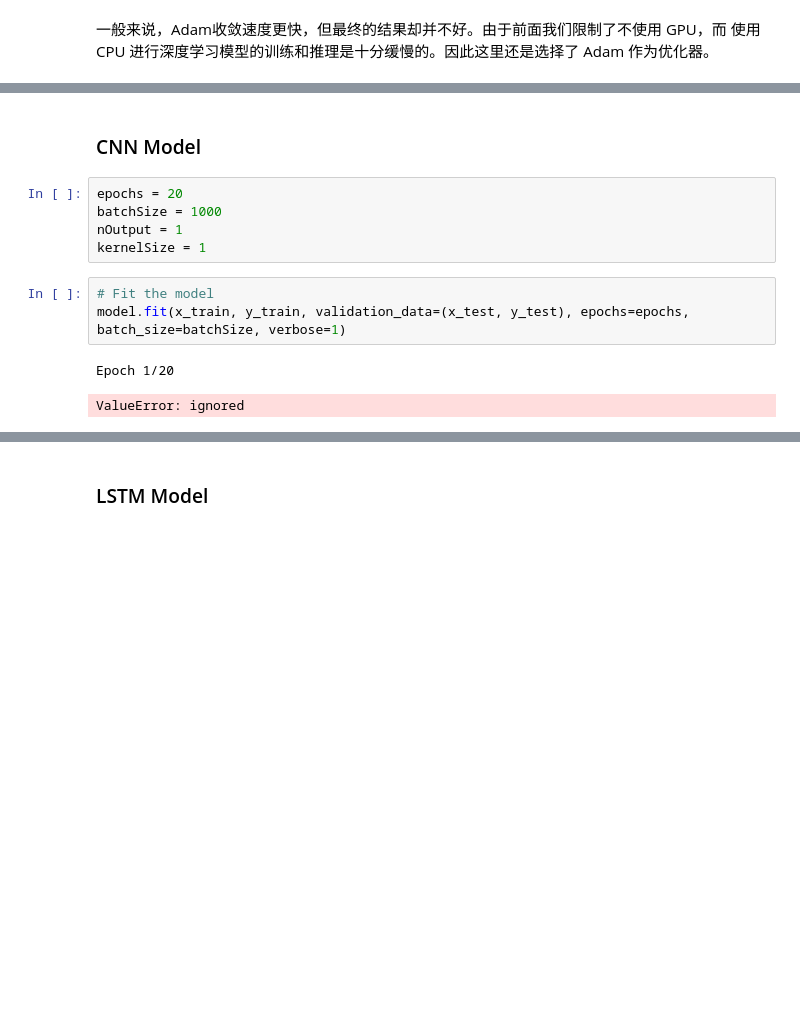
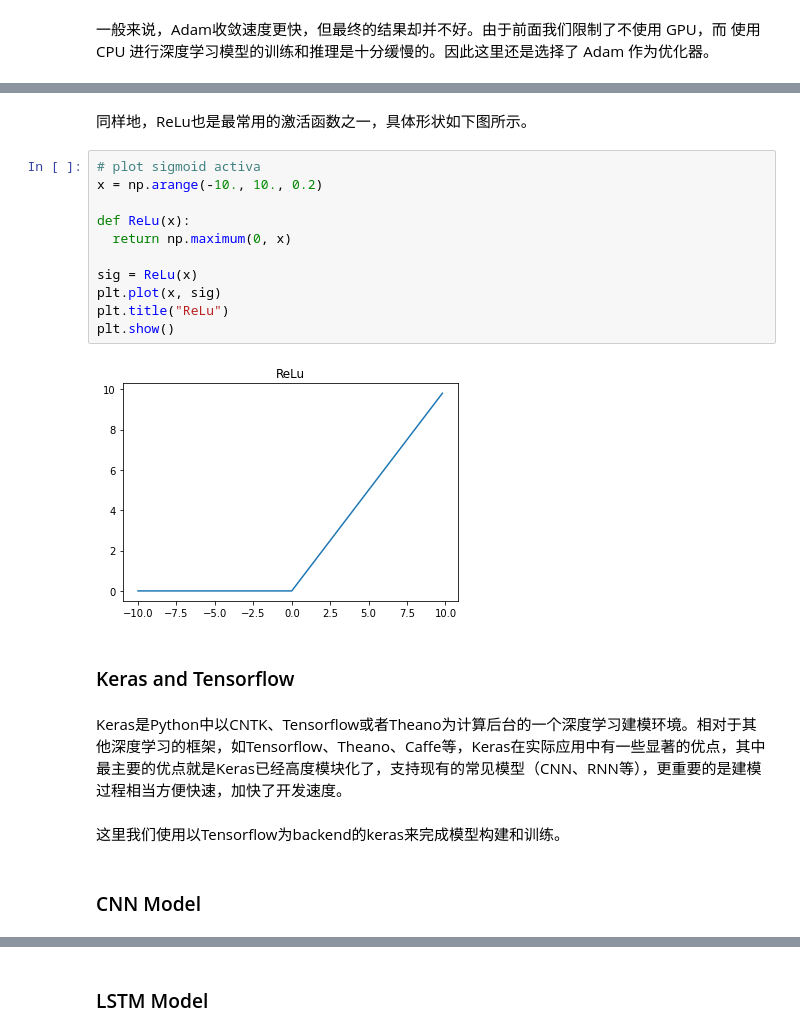
Before and after one commit to cliffkwok/Algo-Trading, a Jupyter notebook: algo_trading.ipynb, the cells around one changed output, grey strips where cells are left out. Saved outputs shown, nothing was run; the diff lists cells and outputs as text; blank space fills up the shorter version.

```diff
--- a/algo_trading.ipynb
+++ b/algo_trading.ipynb
@@ -314,13 +336,23 @@ Adam是一个直觉上很简洁，但理论上很难理解的优化器。Adam自
+# %% [markdown]
+同样地，ReLu也是最常用的激活函数之一，具体形状如下图所示。
+# %%
+# plot sigmoid activa
+x = np.arange(-10., 10., 0.2)
+
+def ReLu(x):
+  return np.maximum(0, x)
+
+sig = ReLu(x)
+plt.plot(x, sig)
+plt.title("ReLu")
+plt.show()
+# %% [output]
+[figure, added]
+# %% [markdown]
+### Keras and Tensorflow
+# %% [markdown]
+Keras是Python中以CNTK、Tensorflow或者Theano为计算后台的一个深度学习建模环境。相对于其他深度学习的框架，如Tensorflow、Theano、Caffe等，Keras在实际应用中有一些显著的优点，其中最主要的优点就是Keras已经高度模块化了，支持现有的常见模型（CNN、RNN等），更重要的是建模过程相当方便快速，加快了开发速度。
+# %% [markdown]
+这里我们使用以Tensorflow为backend的keras来完成模型构建和训练。
 # %% [markdown]
 ### CNN Model
-# %%
-epochs = 20
-batchSize = 1000
-nOutput = 1
-kernelSize = 1
-# %%
-# Fit the model
-model.fit(x_train, y_train, validation_data=(x_test, y_test), epochs=epochs, batch_size=batchSize, verbose=1)
-# %% [output]
-Epoch 1/20
-ValueError: ignored
```
Also changed, not shown: parts of 44 cells of this notebook.
